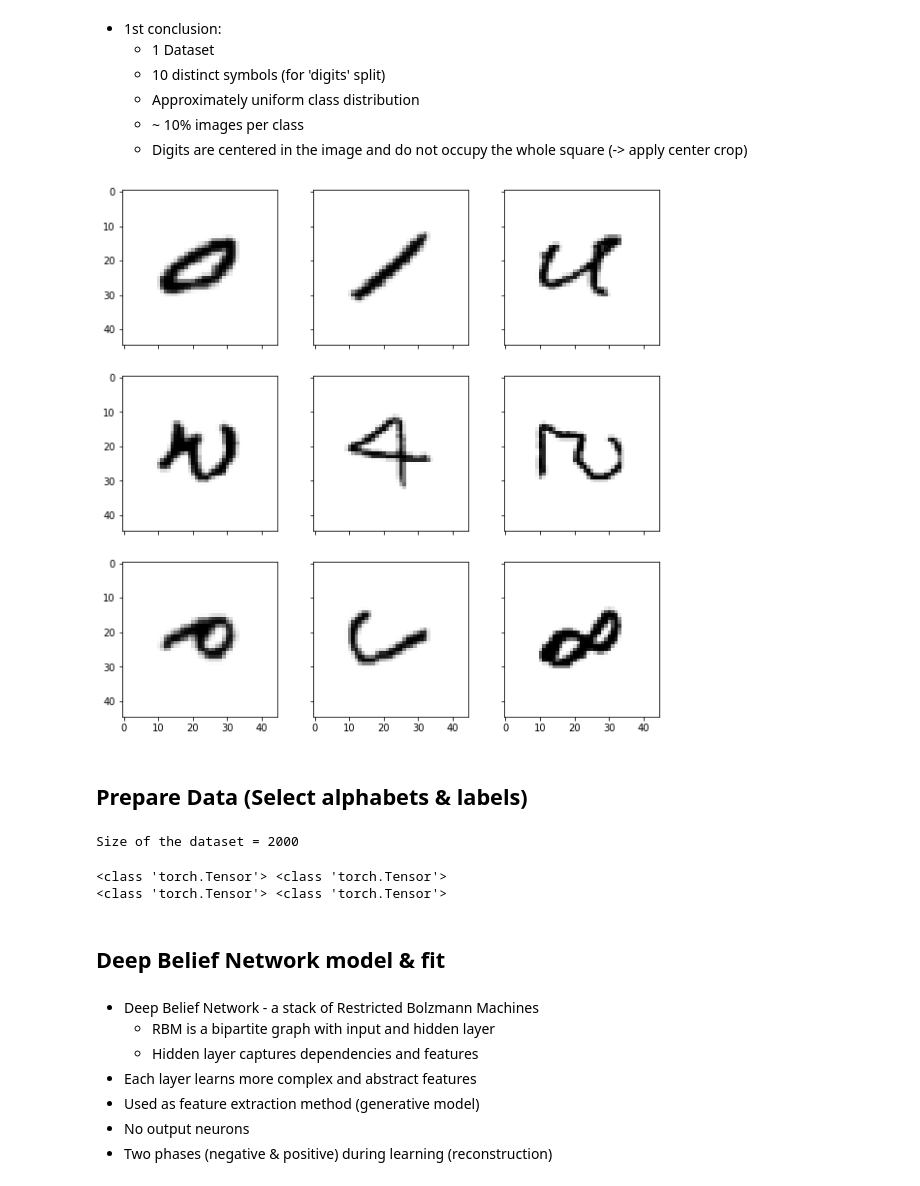
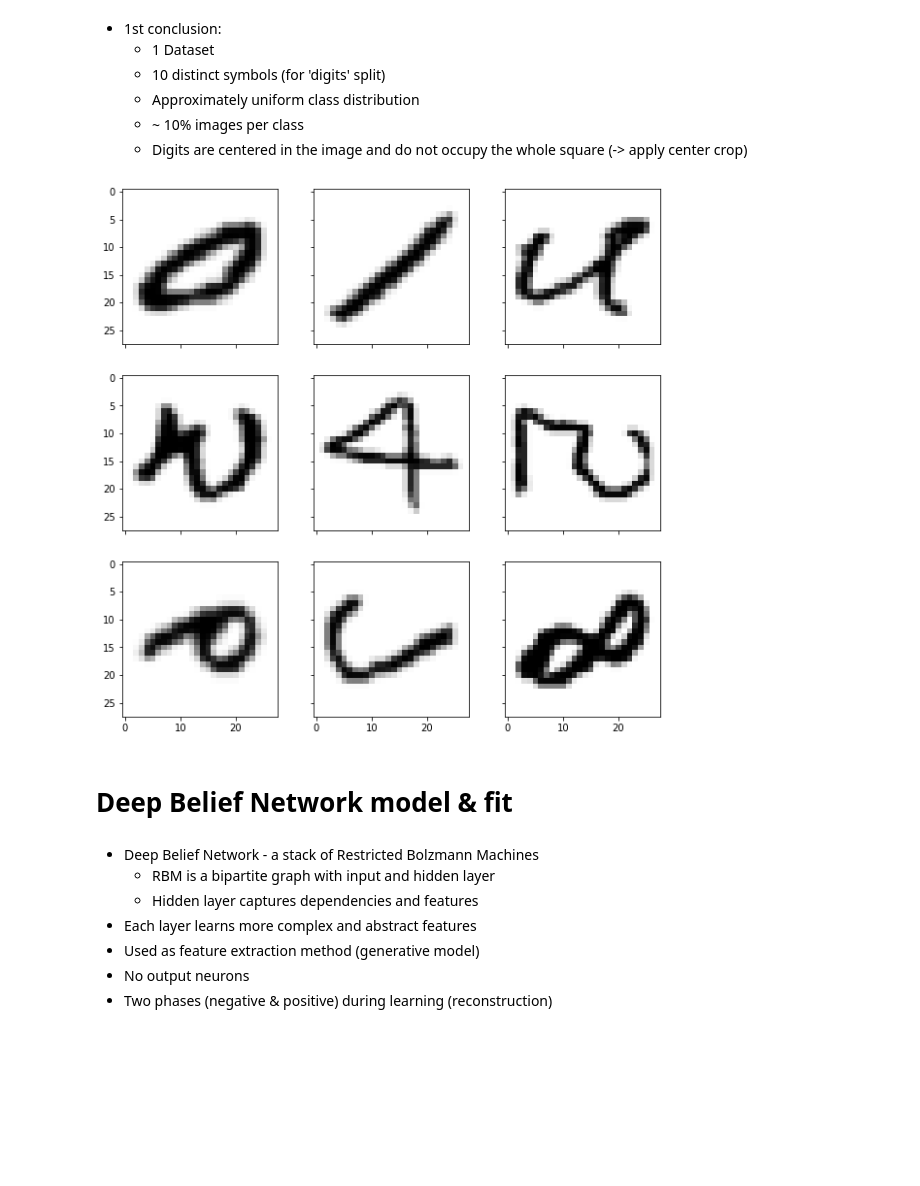
Before and after one commit to PashaIanko/RestrictedBolzmannMachine, a Jupyter notebook: Omniglot_learning.ipynb, the cells around one changed output. Saved outputs shown, nothing was run; the diff lists cells and outputs as text; code cells hidden in the pictures; blank space fills up the shorter version.

```diff
--- a/Omniglot_learning.ipynb
+++ b/Omniglot_learning.ipynb
@@ -105,7 +102,7 @@ def find_image(ds, label):
         if item[1] == label:
             return item[0]
 
-def visualize_labels(labels, image_shape, ds):
+def visualize_labels(labels, data, targets):
     n_subplots = len(labels)
 
     n_rows_cols = int(math.sqrt(n_subplots))
@@ -122,8 +119,9 @@ def visualize_labels(labels, image_shape, ds):
         row = i // n_rows_cols
         label = labels[i]
 
-        image = find_image(ds, label)
-        axes[row, col].imshow(torch.flatten(image).reshape(image_shape), cmap='binary')
+        img_index = np.where(targets == label)[0][0]
+        image = data[img_index]
+        axes[row, col].imshow(image, cmap = 'binary')
 
 def prepare_data(ds, label_from, label_to):
     labels = []
@@ -177,7 +175,7 @@ def project_hidden_layer(weights_matrices, layer_numb):
 
 transformer = tv.transforms.Compose(
     [
-        tv.transforms.CenterCrop(CROP_SIZE_),
+        #tv.transforms.CenterCrop(CROP_SIZE_),
         tv.transforms.ToTensor(),
 
         # Transform to {-1, 1} binary image
@@ -188,7 +186,7 @@ transformer = tv.transforms.Compose(
     ]
 )
 
-train = tv.datasets.EMNIST(
+data = tv.datasets.EMNIST(
     root = 'data/',
     train = True,
     download = True,
@@ -196,11 +194,11 @@ train = tv.datasets.EMNIST(
     split = 'digits',
     # shuffle = False
 )
-test = tv.datasets.EMNIST(
-    root = 'data/',
-    train = False,
-    download = True,
-    transform = transformer,
-    split = 'digits',
-    # shuffle_files = False
-)
+# test = tv.datasets.EMNIST(
+#     root = 'data/',
+#     train = False,
+#     download = True,
+#     transform = transformer,
+#     split = 'digits',
+#     # shuffle_files = False
+# )
@@ -216,0 +205,3 @@ Image shape = torch.Size([1, 45, 45]), label = 8
+# %%
+data.data = (data.data.type(torch.FloatTensor) / 255)
+print(f'Data size: {data.data.shape}')
@@ -216,0 +221,11 @@ Image shape = torch.Size([1, 45, 45]), label = 8
+# %%
+data_train = data.data[: TRAIN_SIZE_, :]
+targets_train = data.targets[: TRAIN_SIZE_]
+
+data_test = data.data[TRAIN_SIZE_ : TRAIN_SIZE_ + TEST_SIZE_, :]
+targets_test = data.targets[TRAIN_SIZE_ : TRAIN_SIZE_ + TEST_SIZE_]
+
+print(f"""
+        Train size: {data_train.shape, targets_train.shape}
+        Test size: {data_test.shape, targets_test.shape}
+      """)
@@ -255,24 +276,12 @@ Text(0.5, 1.0, 'Test class distribution')
 # %%
 # Visualize first few symbols
 visualize_labels(
     labels = [0, 1, 2,
               3, 4, 5,
               6, 7, 8
               ],
-    image_shape = (IMG_SIZE_, IMG_SIZE_),
-    ds = train
+    data = data_train,
+    targets = targets_train
 )
 # %% [output]
-[figure, old version]
+[figure, new version]
-# %% [markdown]
-## **Prepare Data (Select alphabets & labels)**
-# %%
-# Slice and choose only subset of certain alphabet labels
-images, labels = prepare_data(
-    train,
-    label_from = 0,
-    label_to = 9
-)
-print(f'Size of the dataset = {len(labels)}')
-# %% [output]
-Size of the dataset = 2000
@@ -285,11 +288,5 @@ images = buffer
-# %%
-print(type(labels), type(images))
-print(type(labels[0]), type(images[0]))
-# %% [output]
-<class 'torch.Tensor'> <class 'torch.Tensor'>
-<class 'torch.Tensor'> <class 'torch.Tensor'>
 # %% [markdown]
-## **Deep Belief Network model & fit**
+# **Deep Belief Network model & fit**
 # %% [markdown]
 - Deep Belief Network - a stack of Restricted Bolzmann Machines
     - RBM is a bipartite graph with input and hidden layer
```
Also changed, not shown: parts of 27 cells of this notebook.
